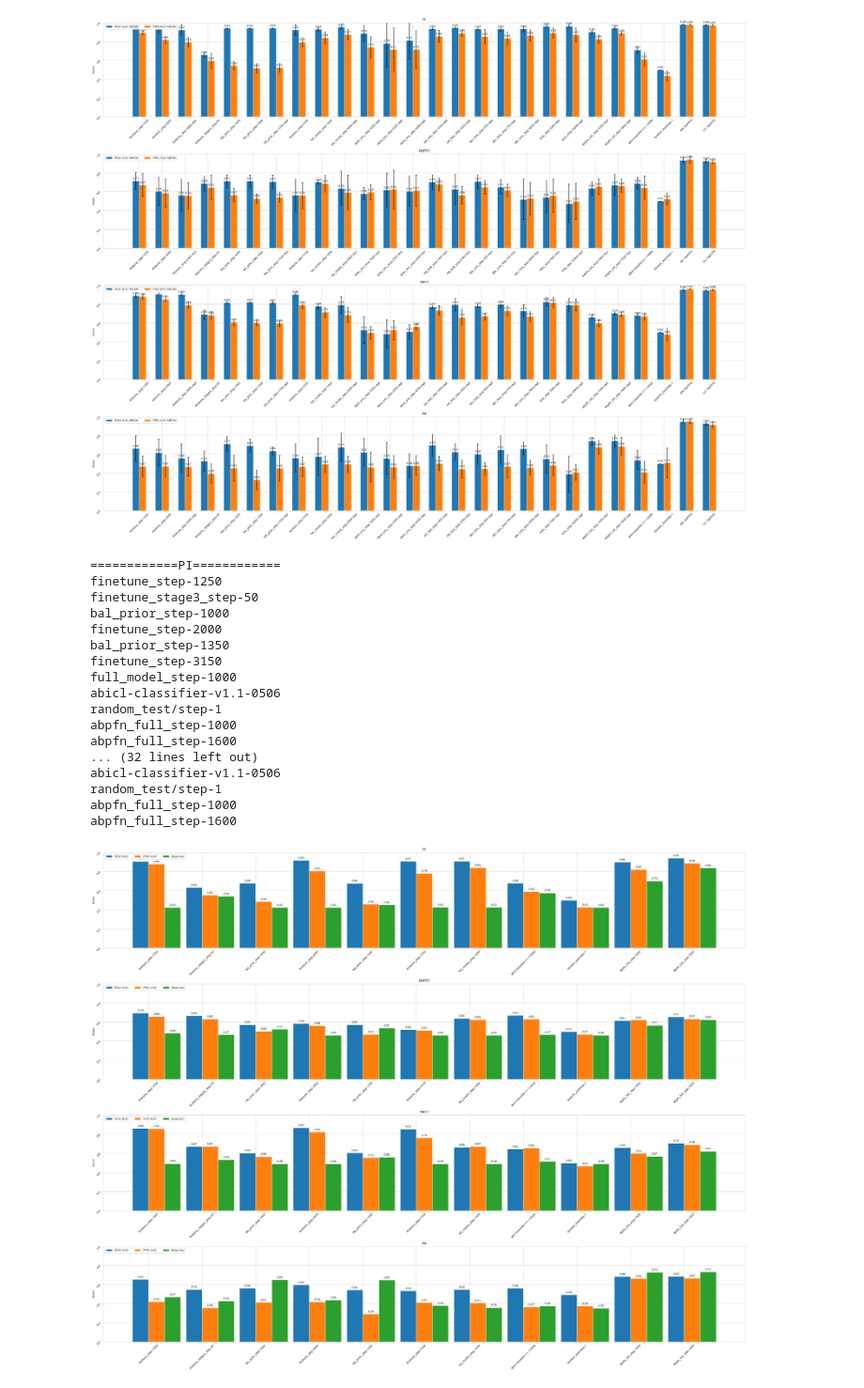
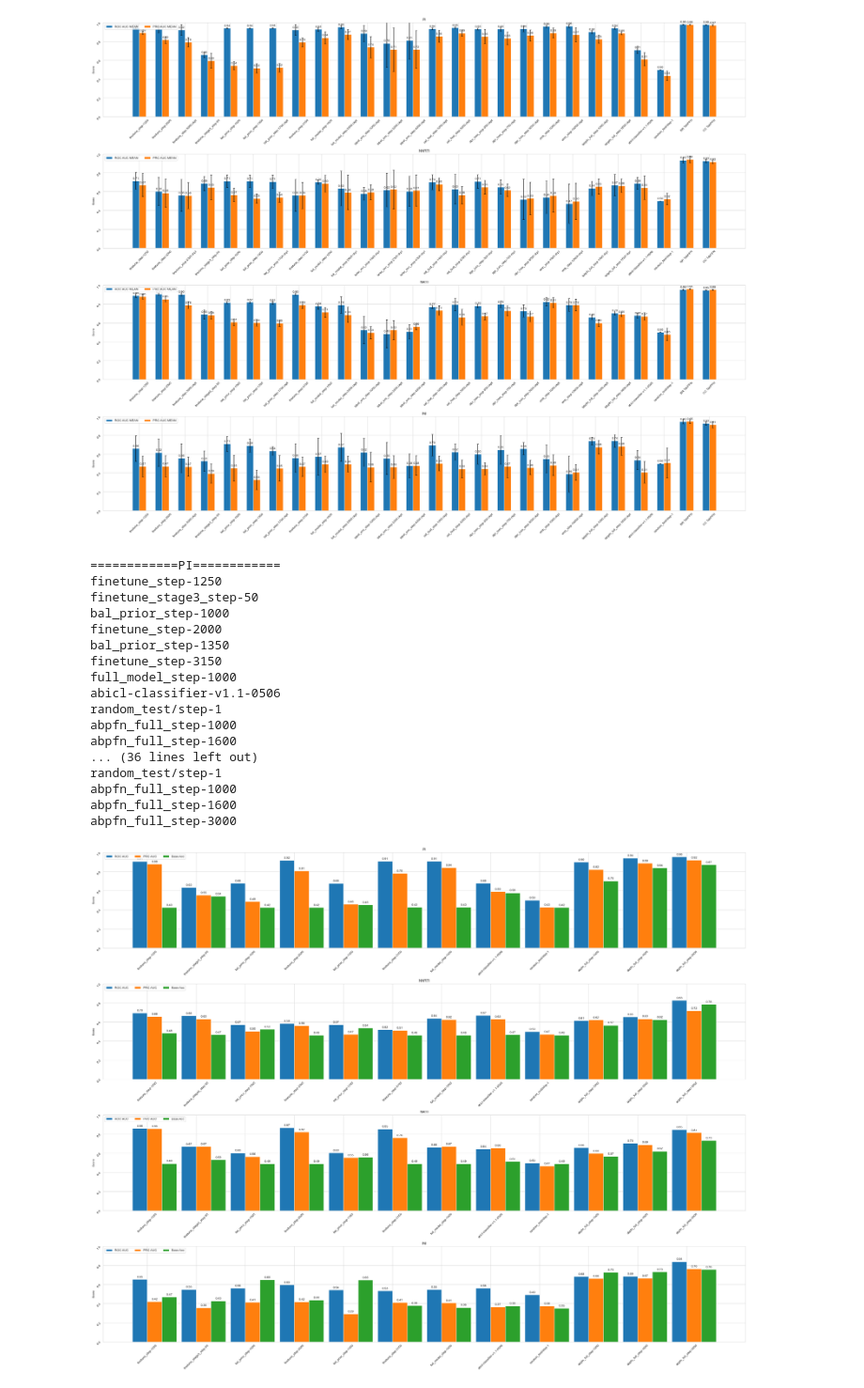
Before and after one commit to FloAvis/MultiLabel-PFN, a Jupyter notebook: statistics/MulaTab_statistics2.ipynb, the cells around one changed output. Shown at 94% size. Cells and saved outputs as stored; diff of their text form; code cells hidden in the pictures.

```diff
--- a/statistics/MulaTab_statistics2.ipynb
+++ b/statistics/MulaTab_statistics2.ipynb
@@ -1041,7 +1041,8 @@ models = [
     "abicl-classifier-v1.1-0506",
     "random_test/step-1",
     "abpfn_full_step-1000",
-    "abpfn_full_step-1600",]
+    "abpfn_full_step-1600",
+    "abpfn_full_step-3000"]
 
 ending = "_5_fold_new_loss_sigmoid.csv"
 
@@ -1109,33 +1110,33 @@ for i, path in enumerate(filepath_list):
         offset = width * multiplier
         rects = ax.bar(x + offset, measurement, width, label=attribute)
         ax.bar_label(rects, fmt='%.2f', padding=3)
         multiplier += 1
 
     # Add some text for labels, title and custom x-axis tick labels, etc.
     ax.set_ylabel('Score')
     ax.set_title(path.split("/")[-1].strip("_"))
     ax.tick_params(rotation=45)
     ax.set_xticks(x + width, x_ticks)
     ax.legend(loc='upper left', ncols=3)
     ax.set_ylim(0, 1)
 
 plt.show()
 # %% [output]
 ============PI============
 finetune_step-1250
 finetune_stage3_step-50
 bal_prior_step-1000
 finetune_step-2000
 bal_prior_step-1350
 finetune_step-3150
 full_model_step-1000
 abicl-classifier-v1.1-0506
 random_test/step-1
 abpfn_full_step-1000
 abpfn_full_step-1600
-... (32 lines left out)
-abicl-classifier-v1.1-0506
+... (36 lines left out)
 random_test/step-1
 abpfn_full_step-1000
 abpfn_full_step-1600
+abpfn_full_step-3000
-[figure, old version]
+[figure, new version]
```
Also changed, not shown: parts of 1 cell of this notebook, 4 other files.
